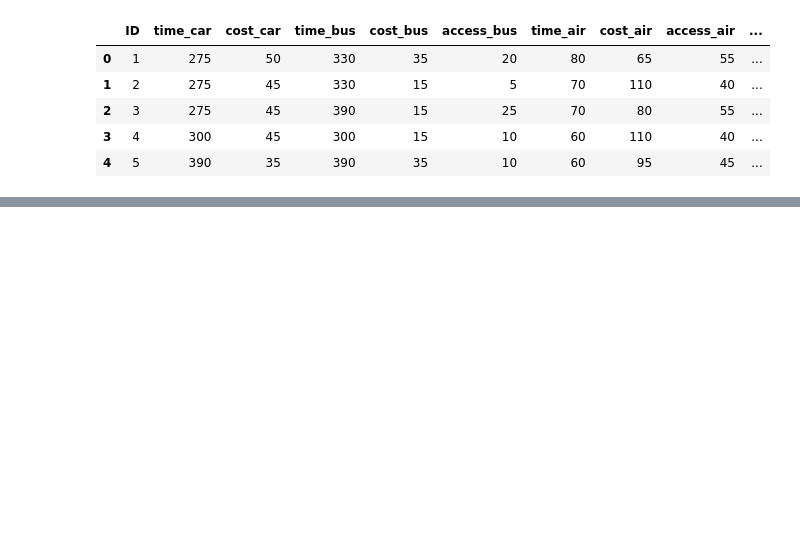
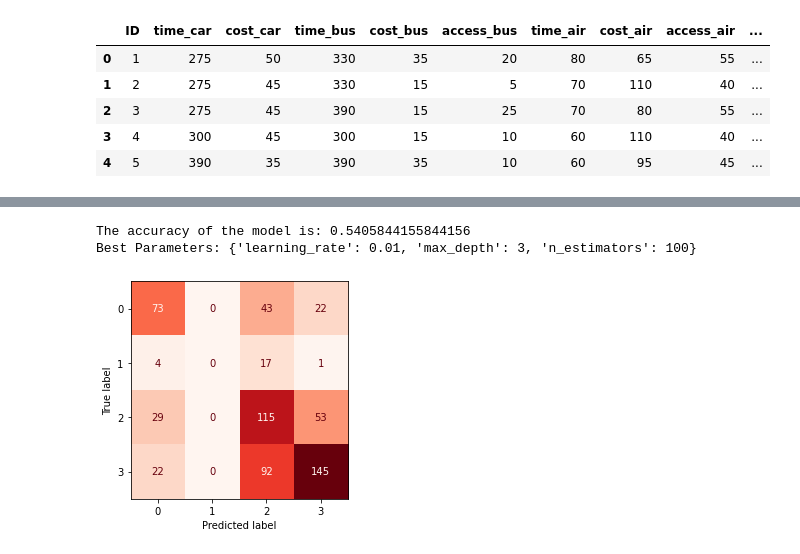
Before and after one commit to piffen236/Lab-3, a Jupyter notebook: Lab 3.ipynb, the cells around one changed output, grey strips where cells are left out. Drawn from its saved outputs; the diff is of its cells as text; code cells hidden in the pictures; blank space fills up the shorter version.

```diff
--- a/Lab 3.ipynb
+++ b/Lab 3.ipynb
@@ -211,36 +242,36 @@ print('The accuracy of the model is: '+str(accuracy_score(y_test,model.predict(x
 # %%
 param_grid = {
-     'learning_rate': [0.01]#[0.01, 0.1, 0.2],
-     'n_estimators': [100]#[100, 200, 300],
+     'learning_rate': [0.01],#[0.01, 0.1, 0.2],
+     'n_estimators': [100],#[100, 200, 300],
      'max_depth': [3]#[3, 4, 5]
 }
 # creating the model
 xgb_model = XGBClassifier()
 # using the grid parameters
 grid_search = GridSearchCV(estimator=xgb_model, param_grid=param_grid, cv=5, scoring='accuracy')
 # grid search to the data
 grid_search.fit(x_train, y_train)
 
 # best parameters and best estimator from the grid search
 best_params = grid_search.best_params_
 best_xgb = xgb.XGBClassifier(learning_rate=best_params['learning_rate'], n_estimators=best_params['n_estimators'], max_depth=best_params['max_depth'])
 best_xgb.fit(x_train, y_train)
 
 # Define a model maximum of 1000 iterations and a fixed random seed
 
 # Train the LogisticRegression model on the training data
 
-cmd.from_estimator(best_xgb, x_test, y_test,cmap='Blues',colorbar=False)
+cmd.from_estimator(best_xgb, x_test, y_test,cmap='Reds',colorbar=False)
 
 # Calculate the accuracy of the model by comparing predicted labels to true labels
 # Compute mae, mse r2
 y_pred = best_xgb.predict(x_test)
 mae = mean_absolute_error(y_test, y_pred)
 mse = mean_squared_error(y_test, y_pred)
 r2 = r2_score(y_test, y_pred)
-print('The accuracy of the model is: '+str(accuracy_score(y_test,model.predict(x_test))))
-print(f"Mean Absolute Error: {mae}")
-print(f"Mean Squared Error: {mse}")
-print(f"R-squared: {r2}")
-# Print the best parameters
+print('The accuracy of the model is: '+str(accuracy_score(y_test,best_xgb.predict(x_test))))
 print("Best Parameters:", best_params)
+# %% [output]
+The accuracy of the model is: 0.5405844155844156
+Best Parameters: {'learning_rate': 0.01, 'max_depth': 3, 'n_estimators': 100}
+[figure, added]
```
Also changed, not shown: parts of 5 cells of this notebook.
